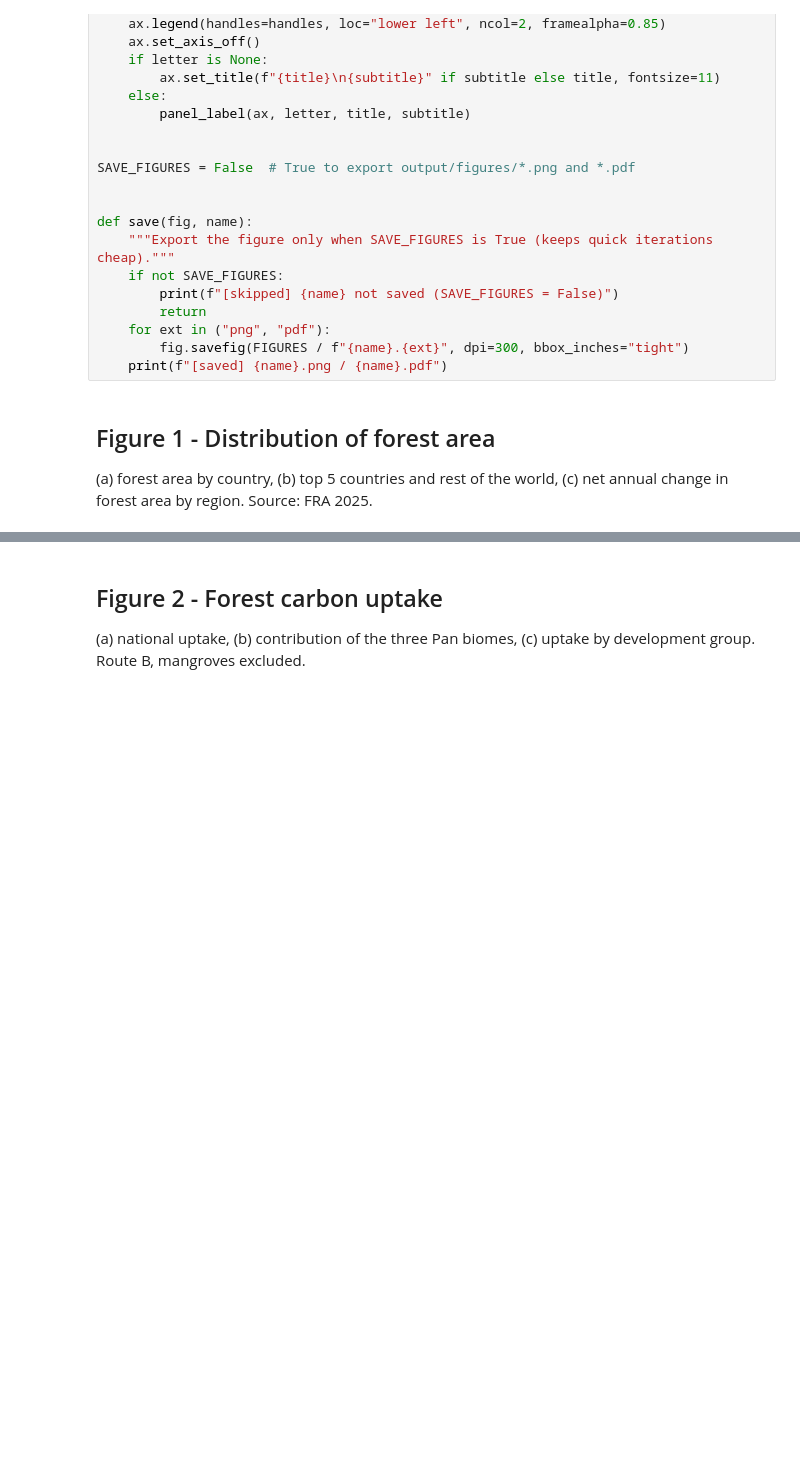
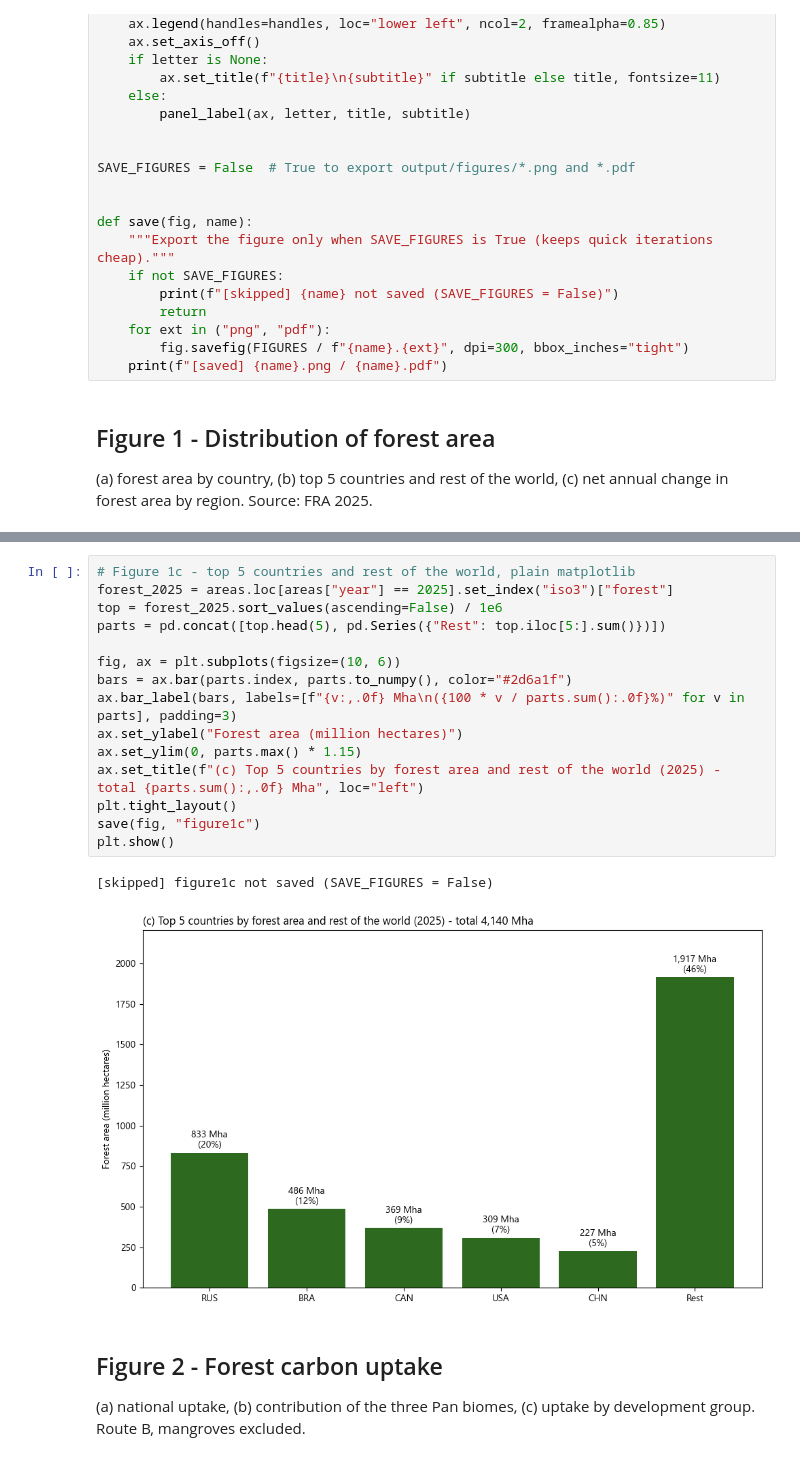
Before and after one commit to aurvl/ncw, a Jupyter notebook: notebooks/03_figures.ipynb, the cells around one changed output, grey strips where cells are left out. Drawn from its saved outputs; the diff is of its cells as text; blank space fills up the shorter version.

```diff
--- a/notebooks/03_figures.ipynb
+++ b/notebooks/03_figures.ipynb
@@ -219,3 +287,21 @@ save(fig, "figure1")
+# %%
+# Figure 1c - top 5 countries and rest of the world, plain matplotlib
+forest_2025 = areas.loc[areas["year"] == 2025].set_index("iso3")["forest"]
+top = forest_2025.sort_values(ascending=False) / 1e6
+parts = pd.concat([top.head(5), pd.Series({"Rest": top.iloc[5:].sum()})])
+
+fig, ax = plt.subplots(figsize=(10, 6))
+bars = ax.bar(parts.index, parts.to_numpy(), color="#2d6a1f")
+ax.bar_label(bars, labels=[f"{v:,.0f} Mha\n({100 * v / parts.sum():.0f}%)" for v in parts], padding=3)
+ax.set_ylabel("Forest area (million hectares)")
+ax.set_ylim(0, parts.max() * 1.15)
+ax.set_title(f"(c) Top 5 countries by forest area and rest of the world (2025) - total {parts.sum():,.0f} Mha", loc="left")
+plt.tight_layout()
+save(fig, "figure1c")
+plt.show()
+# %% [output]
+[skipped] figure1c not saved (SAVE_FIGURES = False)
+[figure, added]
 # %% [markdown]
 ## Figure 2 - Forest carbon uptake
 
```
Also changed, not shown: parts of 4 cells of this notebook.
